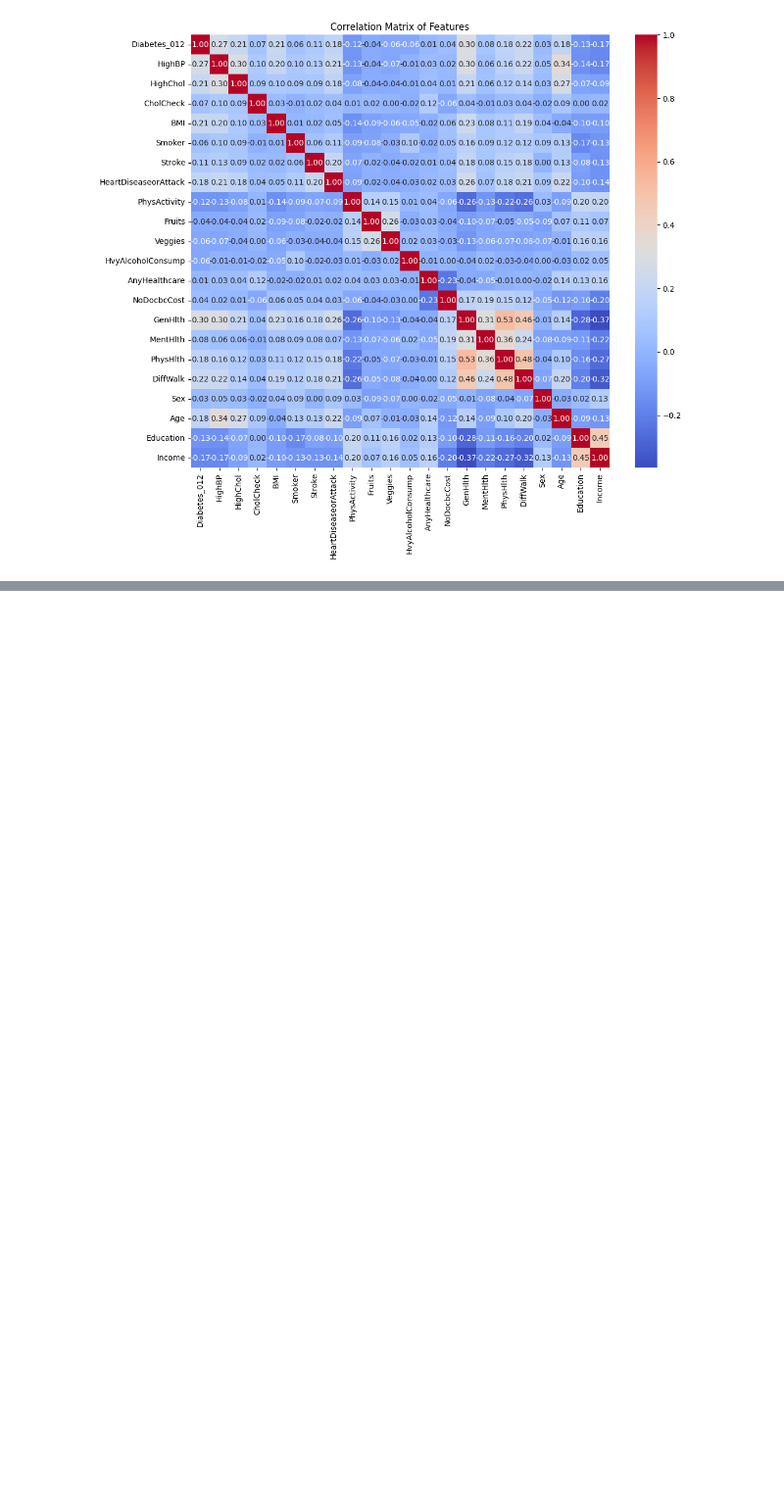
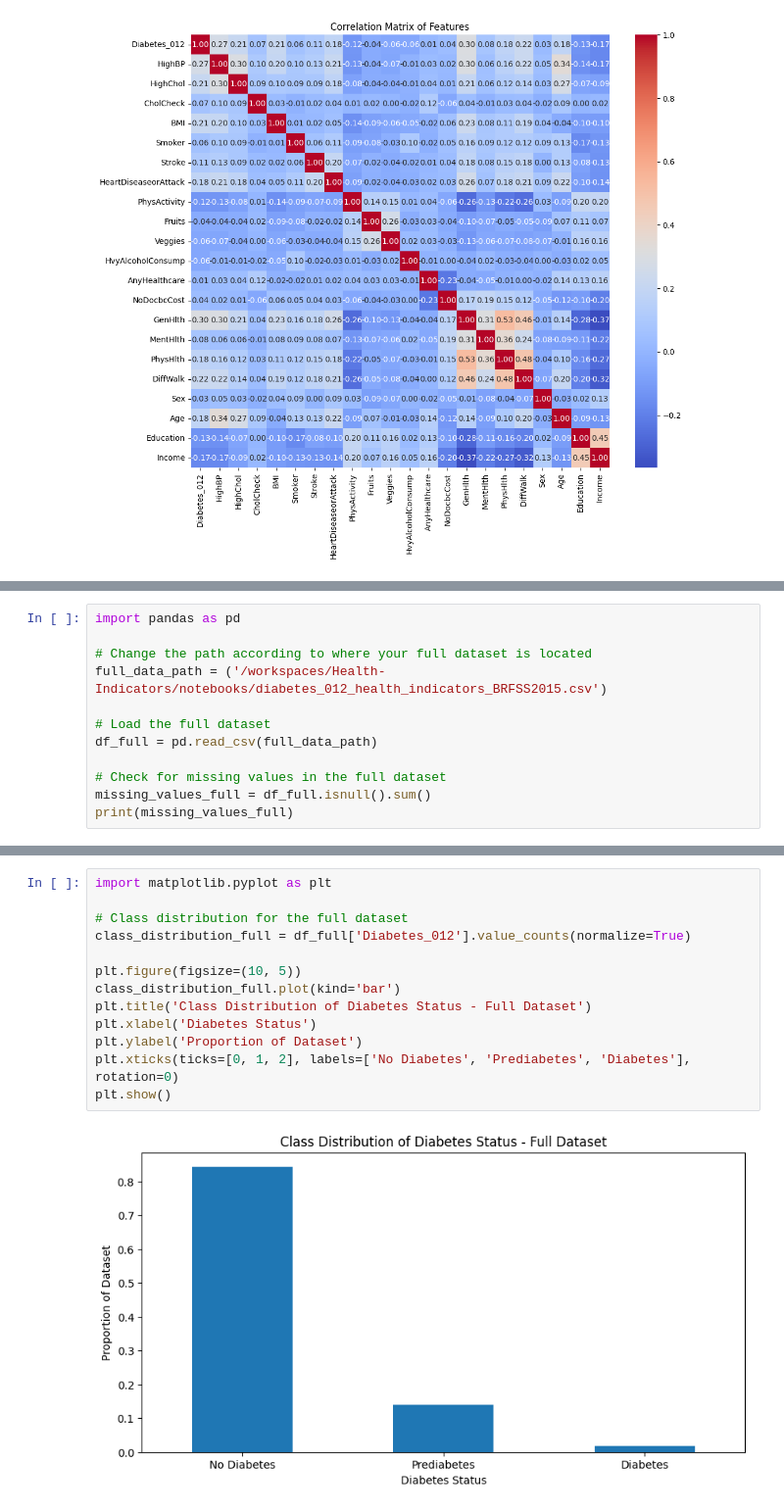
Before and after one commit to EugeneJosephCruz/Health-Indicators, a Jupyter notebook: notebooks/eda.ipynb, the cells around one changed output, grey strips where cells are left out. Shown at 98% size. Drawn from its saved outputs; the diff is of its cells as text; blank space fills up the shorter version.

```diff
--- a/notebooks/eda.ipynb
+++ b/notebooks/eda.ipynb
@@ -234,0 +254,12 @@ plt.show()
+# %%
+import pandas as pd
+
+# Change the path according to where your full dataset is located
+full_data_path = ('/workspaces/Health-Indicators/notebooks/diabetes_012_health_indicators_BRFSS2015.csv')
+
+# Load the full dataset
+df_full = pd.read_csv(full_data_path)
+
+# Check for missing values in the full dataset
+missing_values_full = df_full.isnull().sum()
+print(missing_values_full)
@@ -234,0 +328,15 @@ plt.show()
+# %%
+import matplotlib.pyplot as plt
+
+# Class distribution for the full dataset
+class_distribution_full = df_full['Diabetes_012'].value_counts(normalize=True)
+
+plt.figure(figsize=(10, 5))
+class_distribution_full.plot(kind='bar')
+plt.title('Class Distribution of Diabetes Status - Full Dataset')
+plt.xlabel('Diabetes Status')
+plt.ylabel('Proportion of Dataset')
+plt.xticks(ticks=[0, 1, 2], labels=['No Diabetes', 'Prediabetes', 'Diabetes'], rotation=0)
+plt.show()
+# %% [output]
+[figure, added]
```
Also changed, not shown: parts of 18 cells of this notebook, 1 other file.
